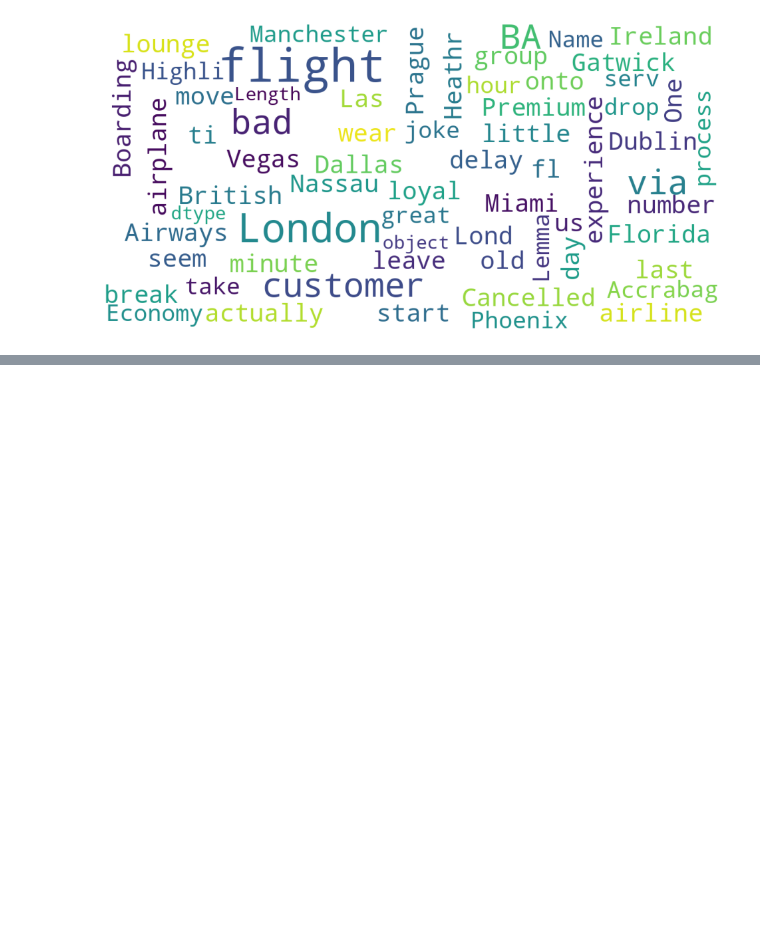
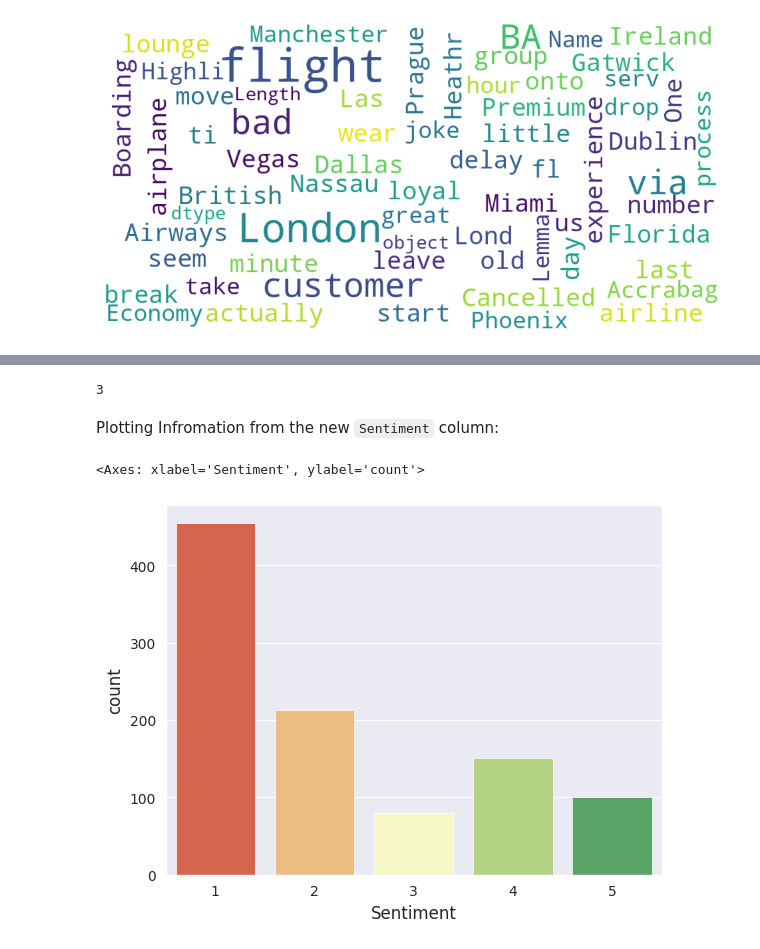
Before and after one commit to BhushanIngale/British-Airways-Data-Science, a Jupyter notebook: src/British_Airways_Task_1.ipynb, the cells around one changed output, grey strips where cells are left out. Saved outputs shown, nothing was run; the diff lists cells and outputs as text; code cells hidden in the pictures; blank space fills up the shorter version.

```diff
--- a/src/British_Airways.ipynb
+++ b/src/British_Airways_Task_1.ipynb
@@ -349,0 +427,4 @@ show_wordcloud(df.Lemma)
+# %%
+tokens = tokenizer.encode('This is the best day of my life!', return_tensors='pt')
+# %%
+result = model(tokens)
@@ -349,0 +442,7 @@ show_wordcloud(df.Lemma)
+# %%
+# Create a function that returns the Sentiment Score:
+
+def sentiment_score(review):
+  tokens = tokenizer.encode(review, return_tensors='pt')
+  result = model(tokens)
+  return int(torch.argmax(result.logits))+1
@@ -349,0 +455,4 @@ show_wordcloud(df.Lemma)
+# %%
+# Using the 'apply' method, we can apply the 'sentiment_score' function to entire column 'Reviews':
+
+df['Sentiment'] = df['Reviews'].apply(lambda x: sentiment_score(x[:512]))
@@ -349,0 +493,12 @@ show_wordcloud(df.Lemma)
+# %%
+df['Sentiment'].iloc[3]
+# %% [output]
+3
+# %% [markdown]
+Plotting Infromation from the new `Sentiment` column:
+# %%
+# Plotting Sentiment Scores:
+sns.countplot(data=df, x="Sentiment", palette='RdYlGn')
+# %% [output]
+<Axes: xlabel='Sentiment', ylabel='count'>
+[figure, added]
```
Also changed, not shown: parts of 22 cells of this notebook.
